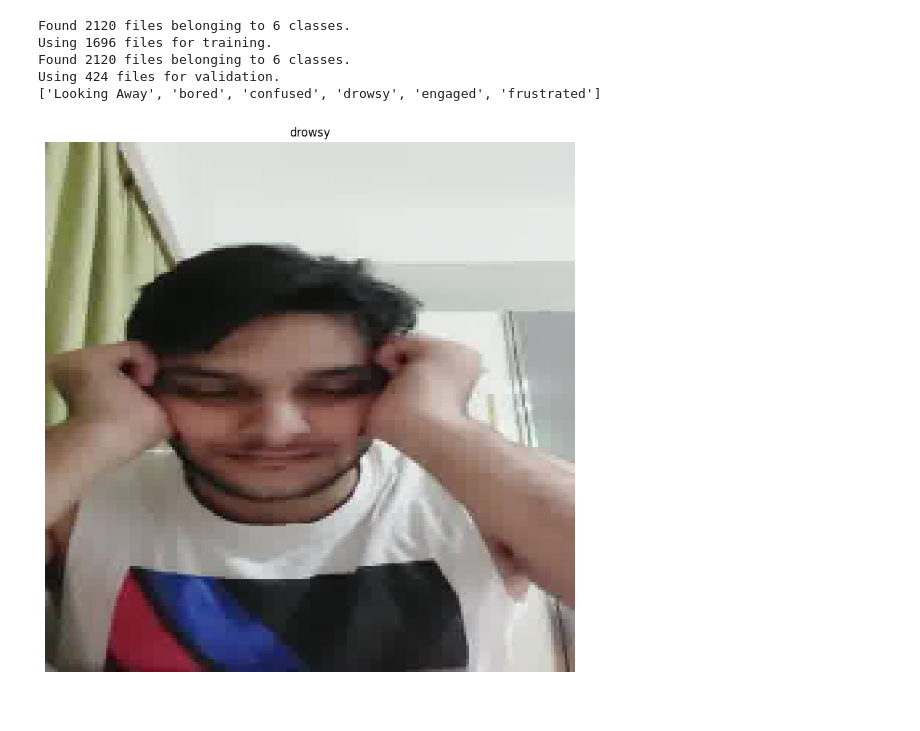
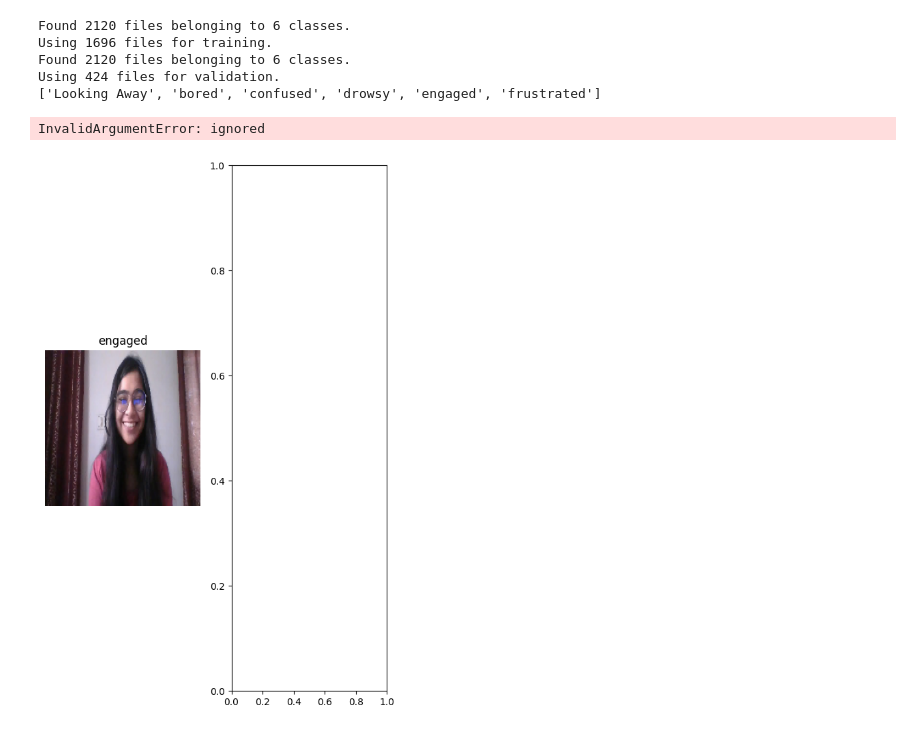
Before and after one commit to ayarii/learner-engagement, a Jupyter notebook: learner_'s_engagement_2method.ipynb, the cells around one changed output. Cells and saved outputs as stored; diff of their text form; code cells hidden in the pictures.

Commit message:
update plot

```diff
--- a/learner_'s_engagement_2method.ipynb
+++ b/learner_'s_engagement_2method.ipynb
@@ -149,12 +149,13 @@ Using 424 files for validation.
 # %%
 plt.figure(figsize=(10, 10))
 for images, labels in train_data.take(1):
-  for i in range(1):
-    ax = plt.subplot(1, 1, i + 1)
+  for i in range(3):
+    ax = plt.subplot(1, 3, i + 1)
     plt.imshow(images[i].numpy().astype("uint8"))
     plt.title(class_names[labels[i]])
     plt.axis("off")
 # %% [output]
+InvalidArgumentError: ignored
-[figure, old version]
+[figure, new version]
 # %%
 num_classes = 6
```
Also changed, not shown: parts of 4 cells of this notebook.
